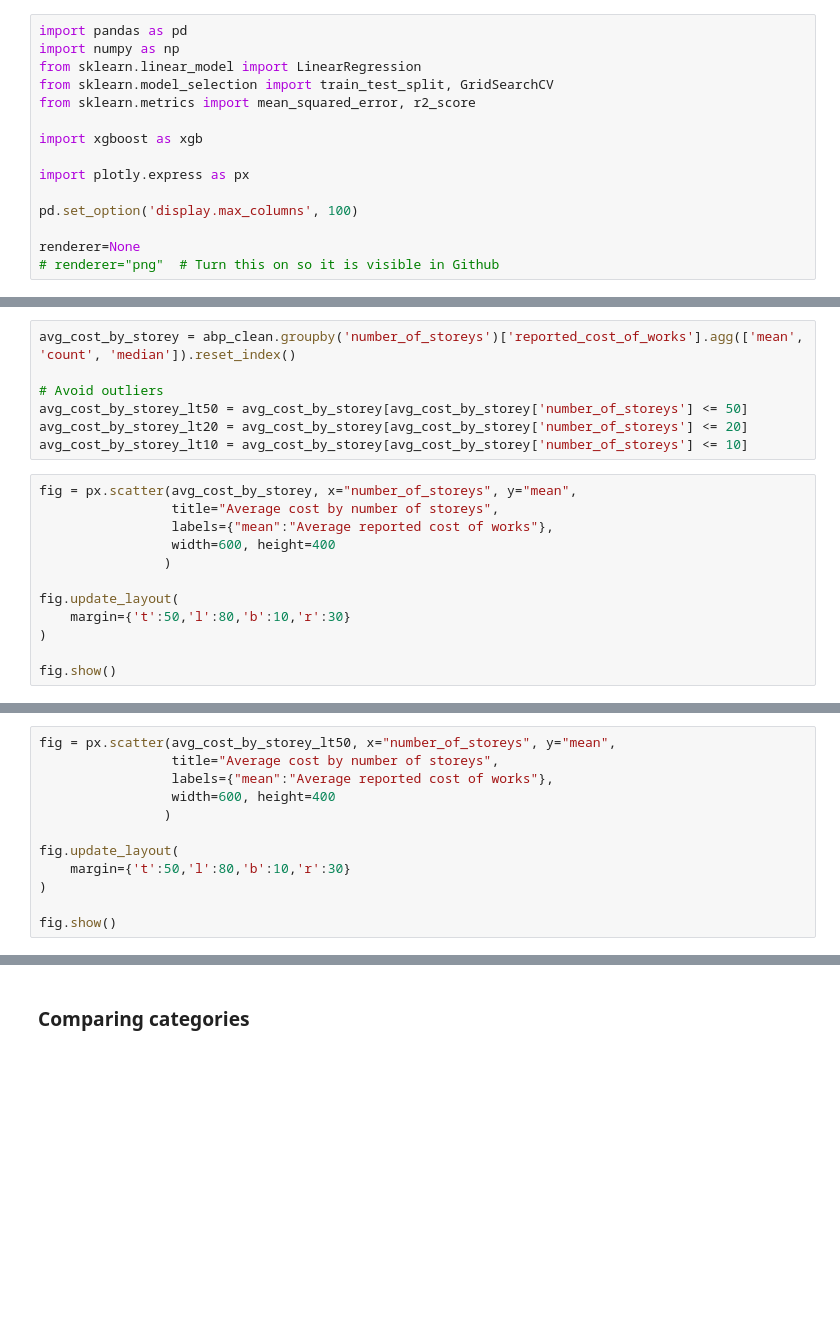
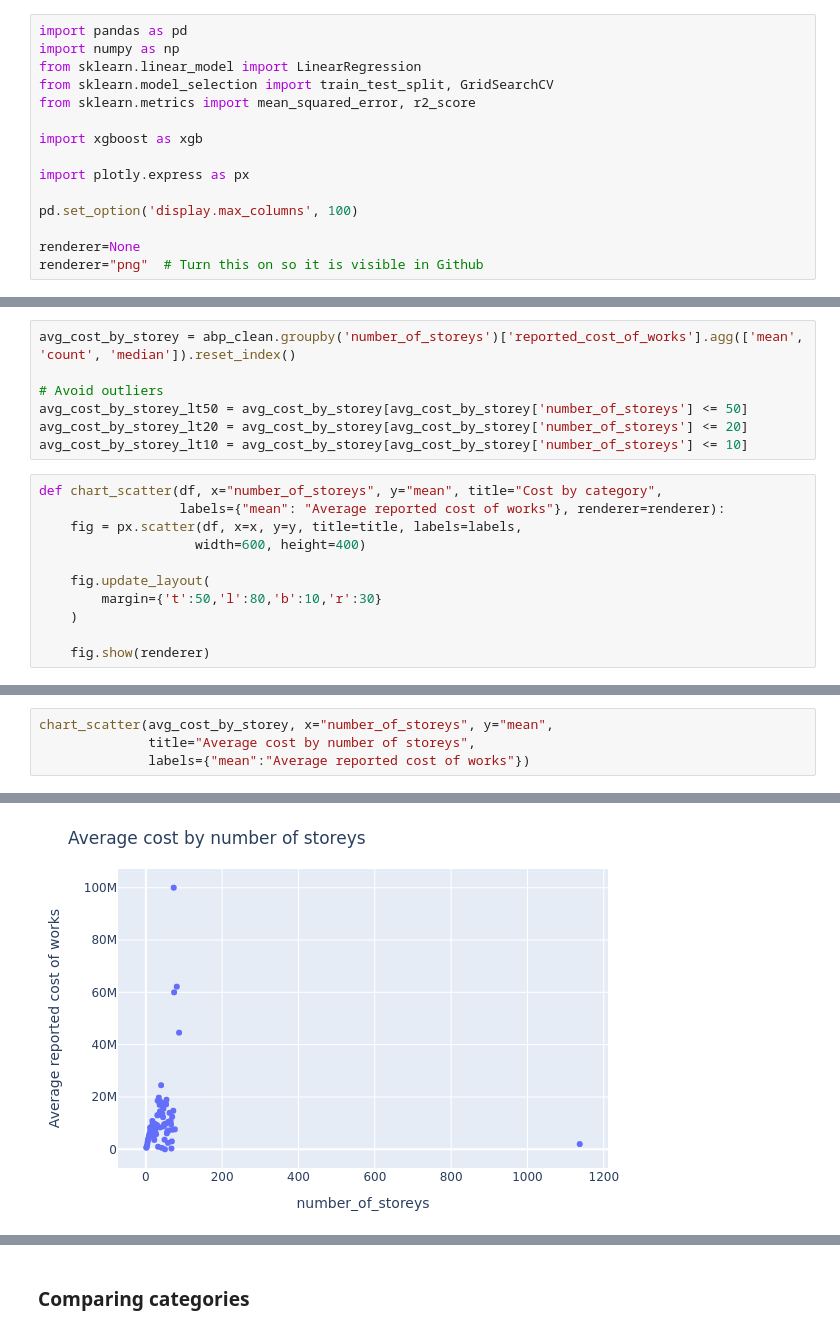
Before and after one commit to ryanward-io/vic_building_data, a Jupyter notebook: 3_analysis_vba.ipynb, the cells around one changed output, grey strips where cells are left out. Drawn from its saved outputs; the diff is of its cells as text; blank space fills up the shorter version.

Commit message:
Updating to show the charts

```diff
--- a/3_analysis_vba.ipynb
+++ b/3_analysis_vba.ipynb
@@ -14,7 +14,7 @@ import plotly.express as px
 pd.set_option('display.max_columns', 100)
 
 renderer=None
-# renderer="png"  # Turn this on so it is visible in Github
+renderer="png"  # Turn this on so it is visible in Github
 # %% [markdown]
 ## Reading data
 # %%
@@ -119,14 +119,13 @@ avg_cost_by_storey_lt50 = avg_cost_by_storey[avg_cost_by_storey['number_of_store
 avg_cost_by_storey_lt20 = avg_cost_by_storey[avg_cost_by_storey['number_of_storeys'] <= 20]
 avg_cost_by_storey_lt10 = avg_cost_by_storey[avg_cost_by_storey['number_of_storeys'] <= 10]
 # %%
-fig = px.scatter(avg_cost_by_storey, x="number_of_storeys", y="mean",
-                 title="Average cost by number of storeys",
-                 labels={"mean":"Average reported cost of works"},
-                 width=600, height=400
-                )
+def chart_scatter(df, x="number_of_storeys", y="mean", title="Cost by category",
+                  labels={"mean": "Average reported cost of works"}, renderer=renderer):
+    fig = px.scatter(df, x=x, y=y, title=title, labels=labels,
+                    width=600, height=400)
 
-fig.update_layout(
-    margin={'t':50,'l':80,'b':10,'r':30}
-)
+    fig.update_layout(
+        margin={'t':50,'l':80,'b':10,'r':30}
+    )
 
-fig.show()
+    fig.show(renderer)
@@ -135,13 +132,5 @@ fig.show()
 # %%
-fig = px.scatter(avg_cost_by_storey_lt50, x="number_of_storeys", y="mean",
-                 title="Average cost by number of storeys",
-                 labels={"mean":"Average reported cost of works"},
-                 width=600, height=400
-                )
-
-fig.update_layout(
-    margin={'t':50,'l':80,'b':10,'r':30}
-)
-
-fig.show()
+chart_scatter(avg_cost_by_storey, x="number_of_storeys", y="mean",
+              title="Average cost by number of storeys",
+              labels={"mean":"Average reported cost of works"})
 # %% [output]
@@ -149 +137,2 @@ fig.show()
+[figure, added]
 # %%
```
Also changed, not shown: parts of 31 cells of this notebook.
